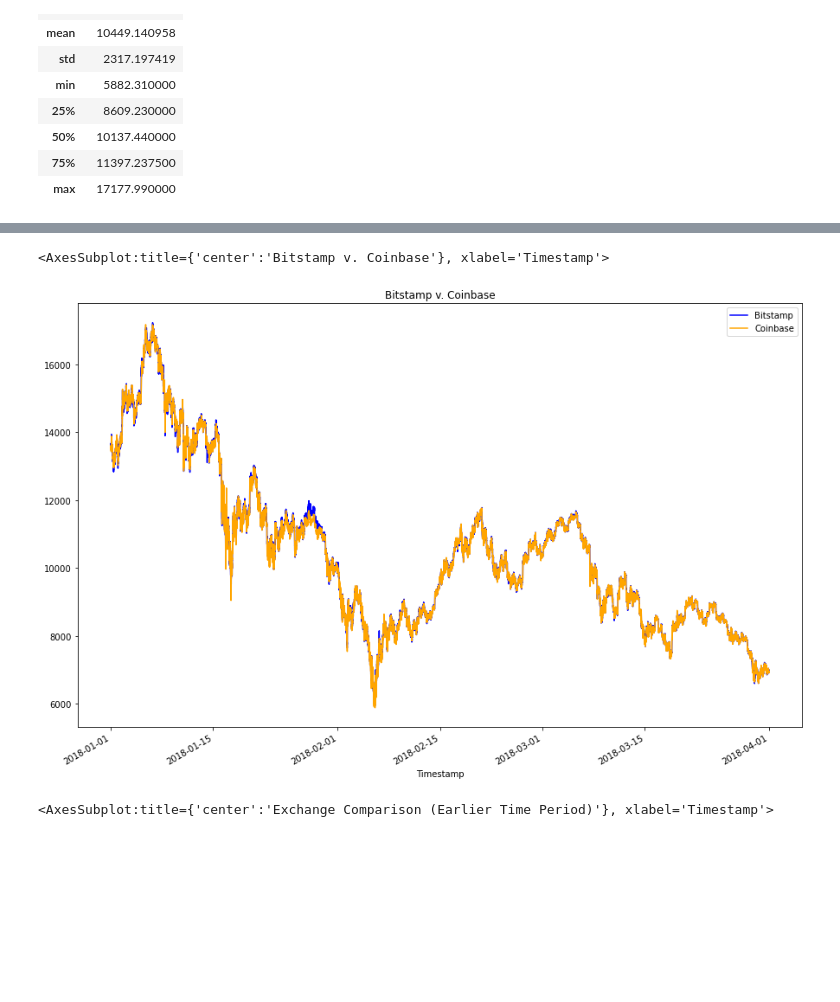
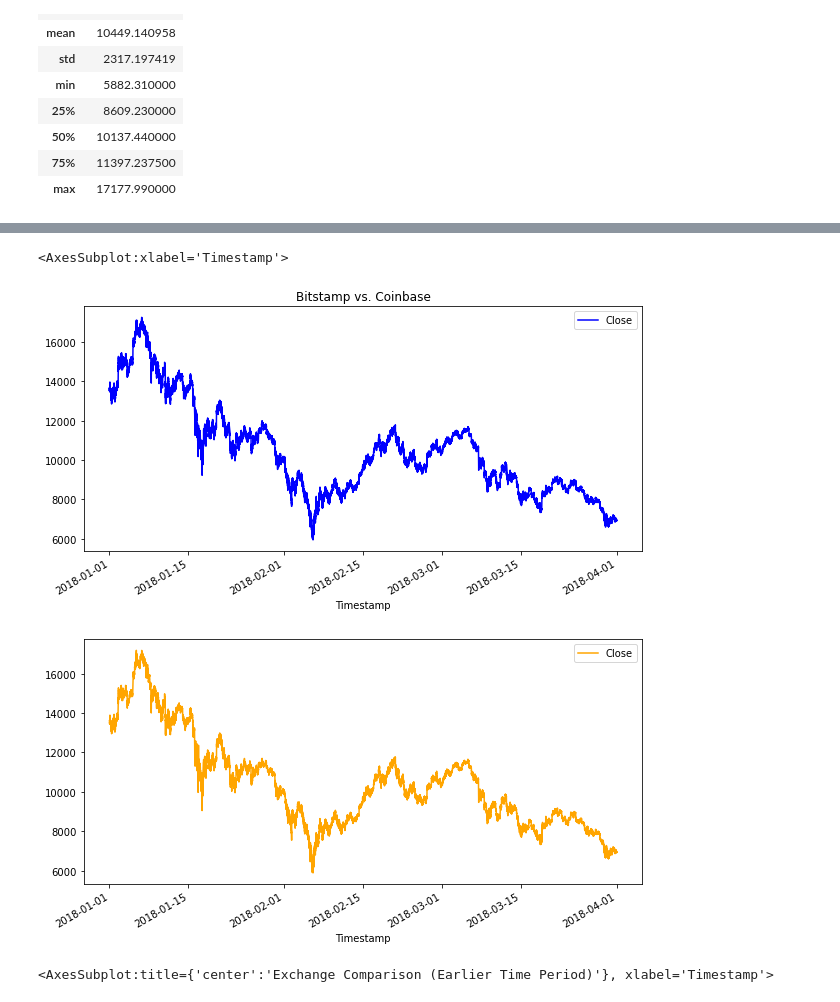
Before and after one commit to mathias1020/Challenge_3, a Jupyter notebook: crypto_arbitrage.ipynb, the cells around one changed output, grey strips where cells are left out. Saved outputs shown, nothing was run; the diff lists cells and outputs as text; code cells hidden in the pictures; blank space fills up the shorter version.

```diff
--- a/crypto_arbitrage.ipynb
+++ b/crypto_arbitrage.ipynb
@@ -158,0 +156,13 @@ bitstamp.duplicated().sum()
+# %%
+# Repeat Steps 1–4 for the coinbase DataFrame
+#Drop all NaN & empty values from data frame
+coinbase = coinbase.dropna()
+
+#Replace all $ with empty string
+coinbase.loc[:, 'Close'] = coinbase.loc[:, 'Close'].str.replace('$', '')
+
+#Convert object data types to float datatypes
+coinbase.loc[:, 'Close'] = coinbase.loc[:, 'Close'].astype('float')
+
+#Check for duplicates
+coinbase.duplicated().sum()
@@ -178,10 +190,10 @@ Select the data you want to analyze. Use `loc` or `iloc` to select the following
 * Close
 # %%
 # Use loc or iloc to select `Timestamp (the index)` and `Close` from bitstamp DataFrame
-bitstamp_sliced = # YOUR CODE HERE
+bitstamp_sliced = bitstamp.iloc[:, [3]]
 
 # Review the first five rows of the DataFrame
-# YOUR CODE HERE
+bitstamp_sliced.head()
 # %% [output]
 |  | Close |
 | Timestamp |  |
@@ -192,10 +204,10 @@ bitstamp_sliced = # YOUR CODE HERE
 | 2018-01-01 00:04:00 | 13620.00 |
 # %%
 # Use loc or iloc to select `Timestamp (the index)` and `Close` from coinbase DataFrame
-coinbase_sliced = # YOUR CODE HERE
+coinbase_sliced = coinbase.iloc[:, [3]]
 
 # Review the first five rows of the DataFrame
-# YOUR CODE HERE
+coinbase_sliced.head()
 # %% [output]
 |  | Close |
 | Timestamp |  |
@@ -259,11 +271,13 @@ Sort through the time series data associated with the bitstamp and coinbase Data
 # %%
 # Overlay the visualizations for the bitstamp and coinbase DataFrames in one plot
 # The plot should visualize the prices over the full lenth of the dataset
 # Be sure to include the parameters: legend, figure size, title, and color and label
-# YOUR CODE HERE
+bitstamp_sliced.plot(legend=True, figsize= (10, 5), title= 'Bitstamp vs. Coinbase', color= 'blue', label= 'Bitstamp')
+coinbase_sliced.plot(legend=True, figsize= (10, 5), color= 'orange', label= 'Coinbase')
 # %% [output]
-<AxesSubplot:title={'center':'Bitstamp v. Coinbase'}, xlabel='Timestamp'>
+<AxesSubplot:xlabel='Timestamp'>
-[figure, old version]
+[figure, new version]
+[figure, added]
 # %%
 # Using the loc and plot functions, create an overlay plot that visualizes
 # the price action of both DataFrames for a one month period early in the dataset
```
Also changed, not shown: parts of 6 cells of this notebook.
